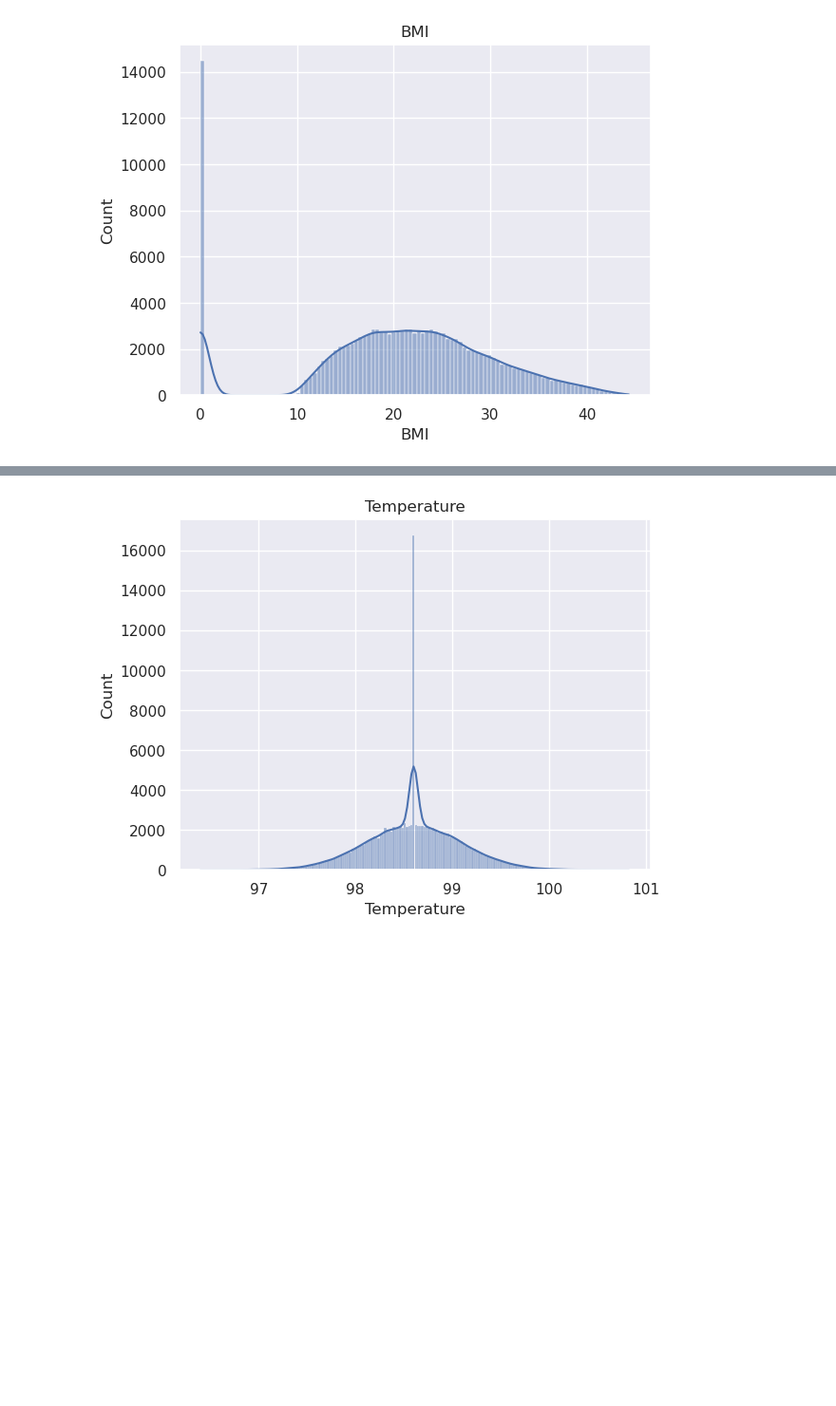
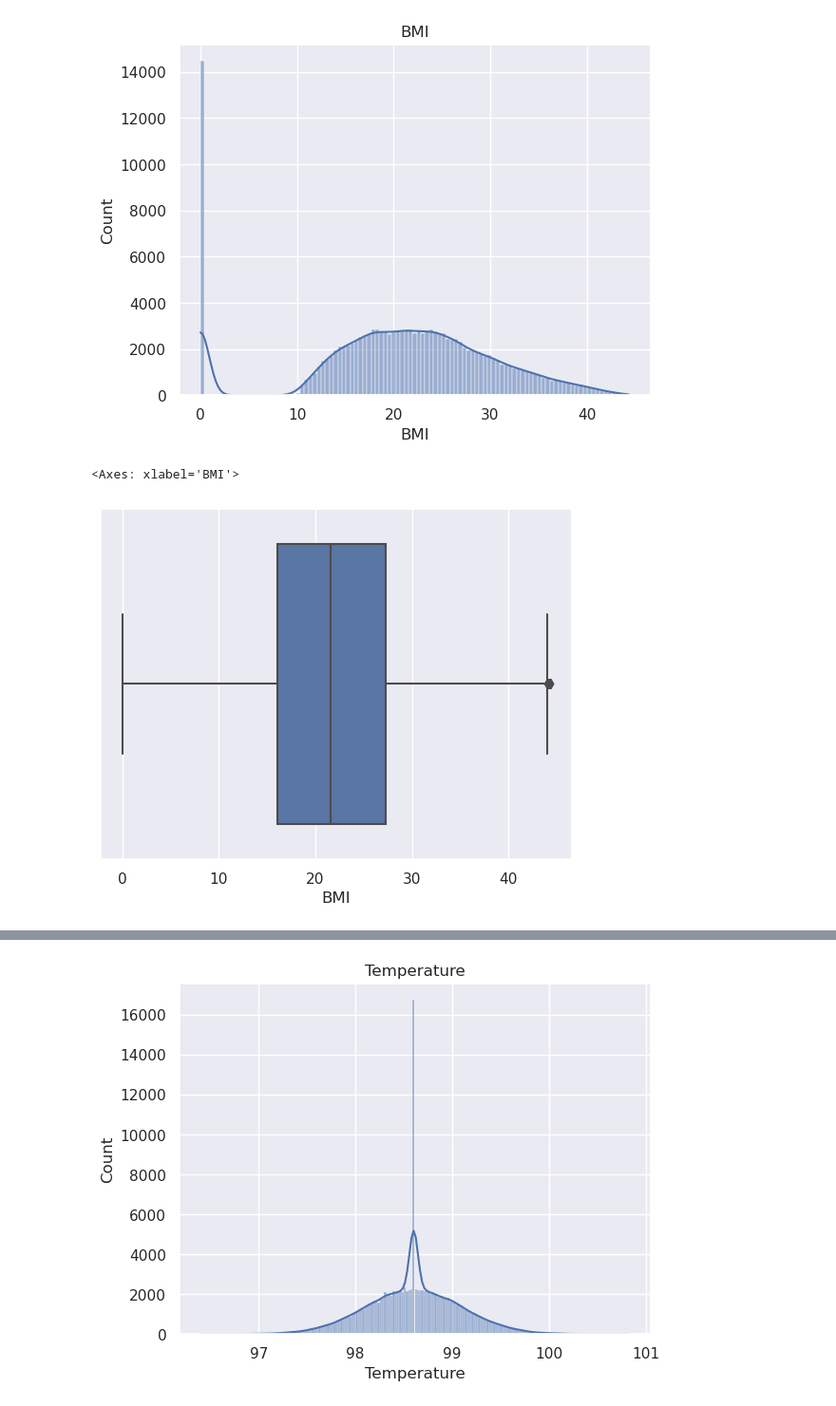
Before and after one commit to LaxmiVatsalyaDaita/Kaggle, a Jupyter notebook: med-students-data-analysis.ipynb, the cells around one changed output, grey strips where cells are left out. Shown at 95% size. Cells and saved outputs as stored; diff of their text form; code cells hidden in the pictures; blank space fills up the shorter version.

```diff
--- a/med-students-data-analysis.ipynb
+++ b/med-students-data-analysis.ipynb
@@ -270,3 +280,8 @@ plt.title('BMI')
 plt.show()
 # %% [output]
 [figure]
+# %%
+sns.boxplot(x=data_cleaned['BMI'])
+# %% [output]
+<Axes: xlabel='BMI'>
+[figure, added]
```
Also changed, not shown: parts of 42 cells of this notebook.
